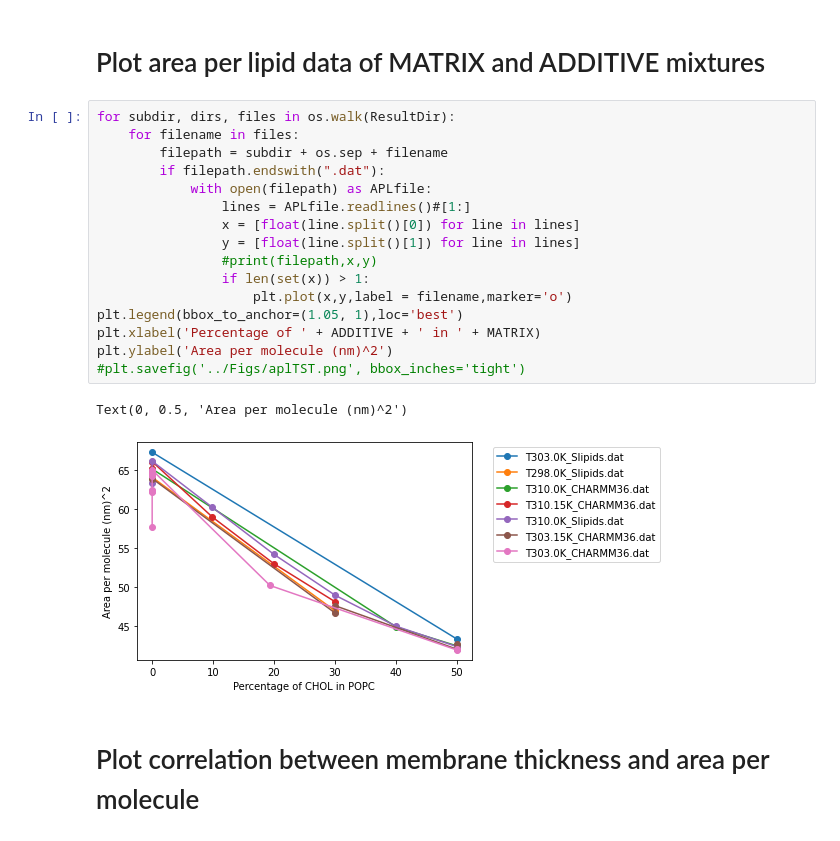
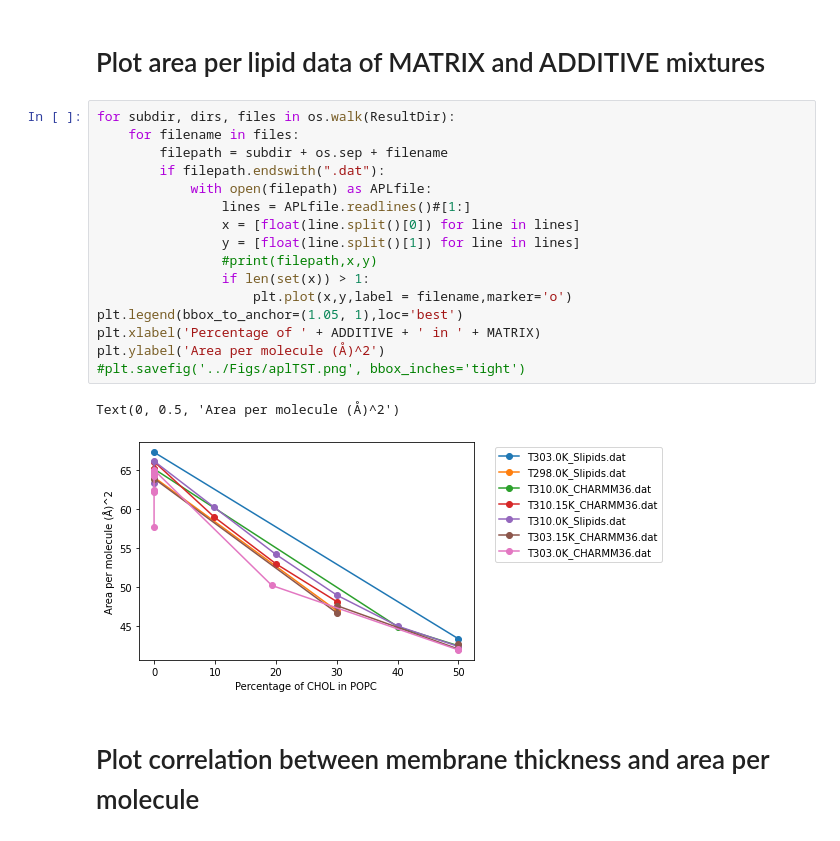
Before and after one commit to NMRLipids/DatabankExercises, a Jupyter notebook: APL/AreaPerLipidAndThicknessExamples.ipynb, the cells around one changed output. Cells and saved outputs as stored; diff of their text form.

Commit message:
Area per lipid examples

```diff
--- a/APL/AreaPerLipidAndThicknessExamples.ipynb
+++ b/APL/AreaPerLipidAndThicknessExamples.ipynb
@@ -164,22 +164,22 @@ mkdir: cannot create directory ‘./results/CHOL_in_POPC/’: File exists
 # %%
 for subdir, dirs, files in os.walk(ResultDir):
     for filename in files:
         filepath = subdir + os.sep + filename
         if filepath.endswith(".dat"):
             with open(filepath) as APLfile:
                 lines = APLfile.readlines()#[1:]
                 x = [float(line.split()[0]) for line in lines]
                 y = [float(line.split()[1]) for line in lines]
                 #print(filepath,x,y)
                 if len(set(x)) > 1:
                     plt.plot(x,y,label = filename,marker='o')
 plt.legend(bbox_to_anchor=(1.05, 1),loc='best')
 plt.xlabel('Percentage of ' + ADDITIVE + ' in ' + MATRIX)
-plt.ylabel('Area per molecule (nm)^2')
+plt.ylabel('Area per molecule (Å)^2')
 #plt.savefig('../Figs/aplTST.png', bbox_inches='tight')
 # %% [output]
-Text(0, 0.5, 'Area per molecule (nm)^2')
+Text(0, 0.5, 'Area per molecule (Å)^2')
-[figure, old version]
+[figure, new version]
 # %% [markdown]
 # Plot correlation between membrane thickness and area per molecule
 # %%
```
